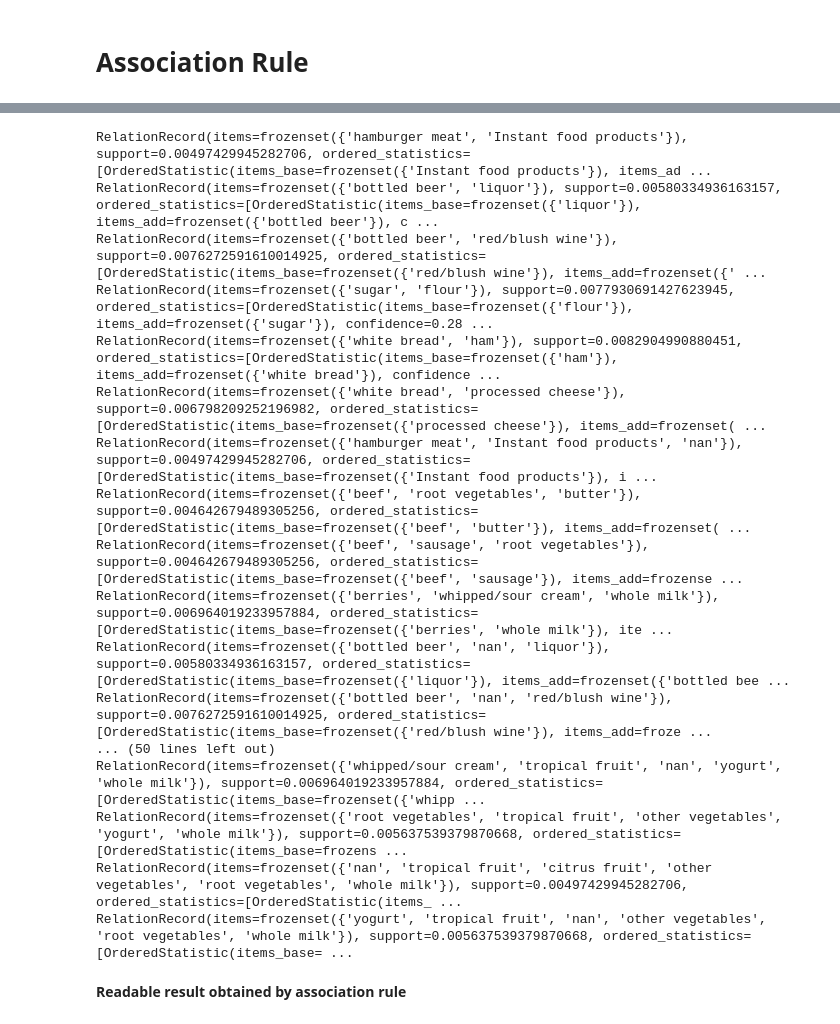
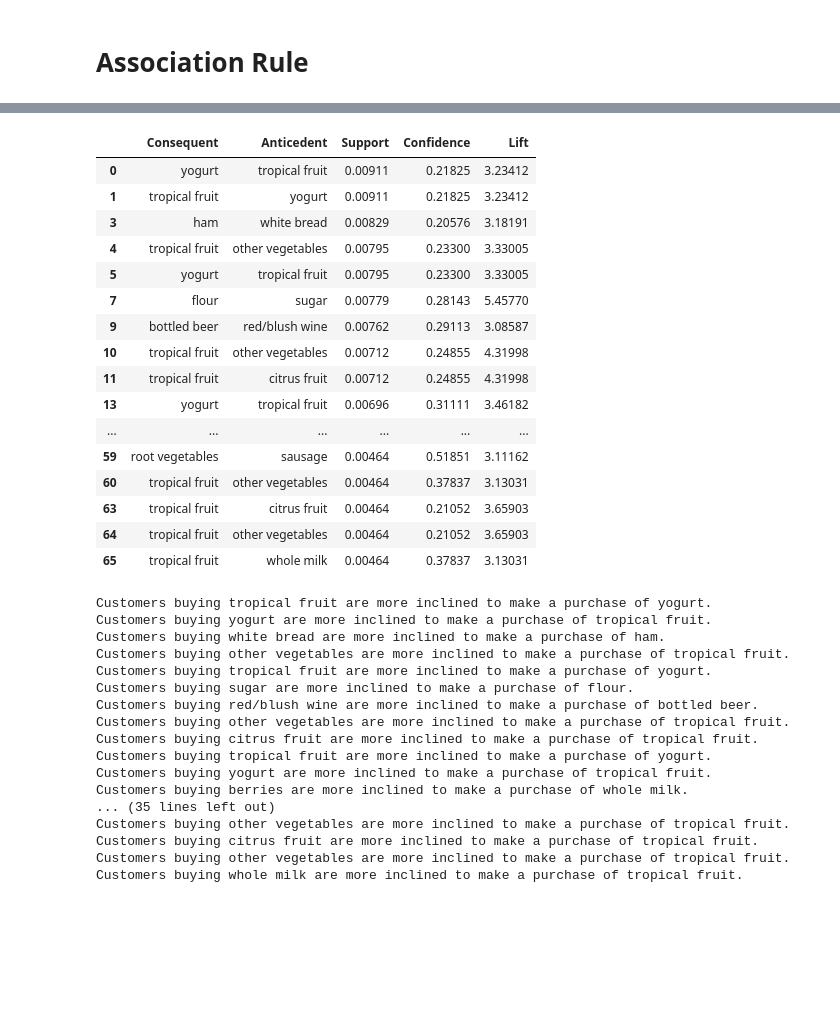
Before and after one commit to bidyutmondal/Recommendor-System, a Jupyter notebook: MTP_2_(Market_Basket_Analysis).ipynb, the cells around one changed output, grey strips where cells are left out. Saved outputs shown, nothing was run; the diff lists cells and outputs as text; code cells hidden in the pictures; blank space fills up the shorter version.

```diff
--- a/MTP_2_(Market_Basket_Analysis).ipynb
+++ b/MTP_2_(Market_Basket_Analysis).ipynb
@@ -25,6 +24,7 @@ from collections import defaultdict
 # %% [markdown]
 **Dataset Imported**
 # %%
-marketdf=pd.read_csv(io.BytesIO(uploaded['Online Retail.csv']))
-print(marketdf)
+consumer_df=pd.read_csv(io.BytesIO(uploaded['Online Retail.csv']))
+print(consumer_df.shape)
+display(consumer_df.head())
 # %% [output]
@@ -63,6 +42,6 @@ print(marketdf.shape)
 Pruning the dataset to take only some parameters from datset such as minimum transaction length and total sale percentage.
 # %%
-def prune_Dataset(input_df= marketdf,length_trans = 2,total_sales_perc = 0.40):
+def prune_Dataset(input_df= consumer_df,length_trans = 2,total_sales_perc = 0.40):
     final_df2 = pd.DataFrame()
     for i in range(input_df.shape[0]):
         cnt = 0
@@ -104,3 +83,7 @@ def prune_Dataset(input_df= marketdf,length_trans = 2,total_sales_perc = 0.40):
             break
     final_list = [final_df2,new_market_df2,new_market_df3,out_df]
     return final_list
+
+final_market_list = prune_Dataset()
+final_item_df = final_market_list[0]
+display(final_item_df.head(5))
@@ -218,39 +197,59 @@ print(association_results)
-# %%
-for data in association_results:
-  print(data)
-# %% [output]
-RelationRecord(items=frozenset({'hamburger meat', 'Instant food products'}), support=0.00497429945282706, ordered_statistics=[OrderedStatistic(items_base=frozenset({'Instant food products'}), items_ad ...
-RelationRecord(items=frozenset({'bottled beer', 'liquor'}), support=0.00580334936163157, ordered_statistics=[OrderedStatistic(items_base=frozenset({'liquor'}), items_add=frozenset({'bottled beer'}), c ...
-RelationRecord(items=frozenset({'bottled beer', 'red/blush wine'}), support=0.0076272591610014925, ordered_statistics=[OrderedStatistic(items_base=frozenset({'red/blush wine'}), items_add=frozenset({' ...
-RelationRecord(items=frozenset({'sugar', 'flour'}), support=0.0077930691427623945, ordered_statistics=[OrderedStatistic(items_base=frozenset({'flour'}), items_add=frozenset({'sugar'}), confidence=0.28 ...
-RelationRecord(items=frozenset({'white bread', 'ham'}), support=0.0082904990880451, ordered_statistics=[OrderedStatistic(items_base=frozenset({'ham'}), items_add=frozenset({'white bread'}), confidence ...
-RelationRecord(items=frozenset({'white bread', 'processed cheese'}), support=0.006798209252196982, ordered_statistics=[OrderedStatistic(items_base=frozenset({'processed cheese'}), items_add=frozenset( ...
-RelationRecord(items=frozenset({'hamburger meat', 'Instant food products', 'nan'}), support=0.00497429945282706, ordered_statistics=[OrderedStatistic(items_base=frozenset({'Instant food products'}), i ...
-RelationRecord(items=frozenset({'beef', 'root vegetables', 'butter'}), support=0.004642679489305256, ordered_statistics=[OrderedStatistic(items_base=frozenset({'beef', 'butter'}), items_add=frozenset( ...
-RelationRecord(items=frozenset({'beef', 'sausage', 'root vegetables'}), support=0.004642679489305256, ordered_statistics=[OrderedStatistic(items_base=frozenset({'beef', 'sausage'}), items_add=frozense ...
-RelationRecord(items=frozenset({'berries', 'whipped/sour cream', 'whole milk'}), support=0.006964019233957884, ordered_statistics=[OrderedStatistic(items_base=frozenset({'berries', 'whole milk'}), ite ...
-RelationRecord(items=frozenset({'bottled beer', 'nan', 'liquor'}), support=0.00580334936163157, ordered_statistics=[OrderedStatistic(items_base=frozenset({'liquor'}), items_add=frozenset({'bottled bee ...
-RelationRecord(items=frozenset({'bottled beer', 'nan', 'red/blush wine'}), support=0.0076272591610014925, ordered_statistics=[OrderedStatistic(items_base=frozenset({'red/blush wine'}), items_add=froze ...
-... (50 lines left out)
-RelationRecord(items=frozenset({'whipped/sour cream', 'tropical fruit', 'nan', 'yogurt', 'whole milk'}), support=0.006964019233957884, ordered_statistics=[OrderedStatistic(items_base=frozenset({'whipp ...
-RelationRecord(items=frozenset({'root vegetables', 'tropical fruit', 'other vegetables', 'yogurt', 'whole milk'}), support=0.005637539379870668, ordered_statistics=[OrderedStatistic(items_base=frozens ...
-RelationRecord(items=frozenset({'nan', 'tropical fruit', 'citrus fruit', 'other vegetables', 'root vegetables', 'whole milk'}), support=0.00497429945282706, ordered_statistics=[OrderedStatistic(items_ ...
-RelationRecord(items=frozenset({'yogurt', 'tropical fruit', 'nan', 'other vegetables', 'root vegetables', 'whole milk'}), support=0.005637539379870668, ordered_statistics=[OrderedStatistic(items_base= ...
 # %%
 results = []
 for item in association_results:
     pair = item[0]
     items = [x for x in pair]
 
     consequent = str(items[0])
     antecedent = str(items[1])
-    support = str(int(float(str(item[1])[:7]) * 100000))
+    support = str(item[1])[:7]
     confidence = str(item[2][0][2])[:7]
     lift = str(item[2][0][3])[:7]
 
     rows = (consequent,antecedent,support,confidence,lift)
     results.append(rows)
 
     final_result = pd.DataFrame(results,columns=['Consequent','Anticedent','Support','Confidence','Lift'])
+
+final_result= final_result.sort_values("Support",ascending=False, ignore_index=True) #result obtained from association rule
+final_result = final_result[(final_result["Consequent"] != 'nan') & (final_result["Anticedent"] != 'nan')]
+display(final_result)
+
+#readable results
+for i in range(final_result.shape[0]):
+    print(f"Customers buying {final_result.Anticedent[i:i+1].values[0]} are more inclined to make a purchase of {final_result.Consequent[i:i+1].values[0]}.")
+# %% [output]
+|  | Consequent | Anticedent | Support | Confidence | Lift |
+| 0 | yogurt | tropical fruit | 0.00911 | 0.21825 | 3.23412 |
+| 1 | tropical fruit | yogurt | 0.00911 | 0.21825 | 3.23412 |
+| 3 | ham | white bread | 0.00829 | 0.20576 | 3.18191 |
+| 4 | tropical fruit | other vegetables | 0.00795 | 0.23300 | 3.33005 |
+| 5 | yogurt | tropical fruit | 0.00795 | 0.23300 | 3.33005 |
+| 7 | flour | sugar | 0.00779 | 0.28143 | 5.45770 |
+| 9 | bottled beer | red/blush wine | 0.00762 | 0.29113 | 3.08587 |
+| 10 | tropical fruit | other vegetables | 0.00712 | 0.24855 | 4.31998 |
+| 11 | tropical fruit | citrus fruit | 0.00712 | 0.24855 | 4.31998 |
+| 13 | yogurt | tropical fruit | 0.00696 | 0.31111 | 3.46182 |
+| ... | ... | ... | ... | ... | ... |
+| 59 | root vegetables | sausage | 0.00464 | 0.51851 | 3.11162 |
+| 60 | tropical fruit | other vegetables | 0.00464 | 0.37837 | 3.13031 |
+| 63 | tropical fruit | citrus fruit | 0.00464 | 0.21052 | 3.65903 |
+| 64 | tropical fruit | other vegetables | 0.00464 | 0.21052 | 3.65903 |
+| 65 | tropical fruit | whole milk | 0.00464 | 0.37837 | 3.13031 |
+Customers buying tropical fruit are more inclined to make a purchase of yogurt.
+Customers buying yogurt are more inclined to make a purchase of tropical fruit.
+Customers buying white bread are more inclined to make a purchase of ham.
+Customers buying other vegetables are more inclined to make a purchase of tropical fruit.
+Customers buying tropical fruit are more inclined to make a purchase of yogurt.
+Customers buying sugar are more inclined to make a purchase of flour.
+Customers buying red/blush wine are more inclined to make a purchase of bottled beer.
+Customers buying other vegetables are more inclined to make a purchase of tropical fruit.
+Customers buying citrus fruit are more inclined to make a purchase of tropical fruit.
+Customers buying tropical fruit are more inclined to make a purchase of yogurt.
+Customers buying yogurt are more inclined to make a purchase of tropical fruit.
+Customers buying berries are more inclined to make a purchase of whole milk.
+... (35 lines left out)
+Customers buying other vegetables are more inclined to make a purchase of tropical fruit.
+Customers buying citrus fruit are more inclined to make a purchase of tropical fruit.
+Customers buying other vegetables are more inclined to make a purchase of tropical fruit.
+Customers buying whole milk are more inclined to make a purchase of tropical fruit.
-# %% [markdown]
- **Readable result obtained by association rule**
```
Also changed, not shown: parts of 15 cells of this notebook.
